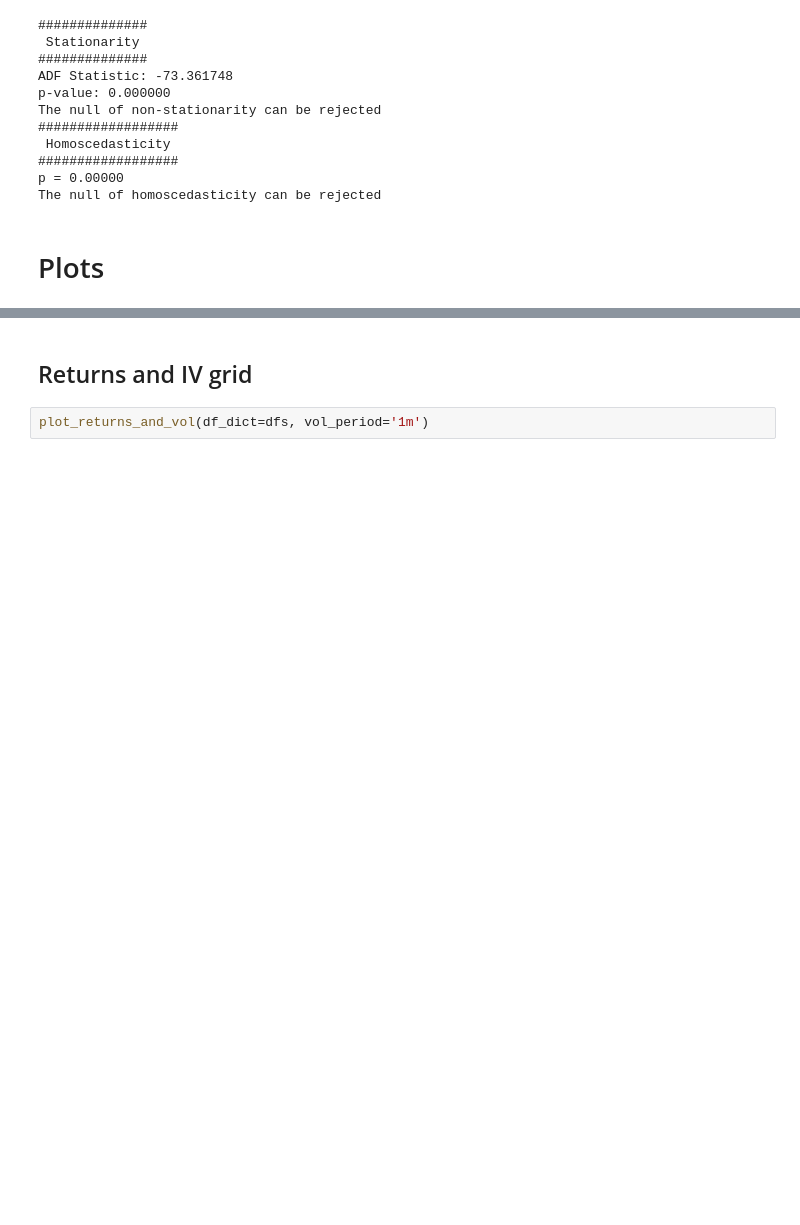
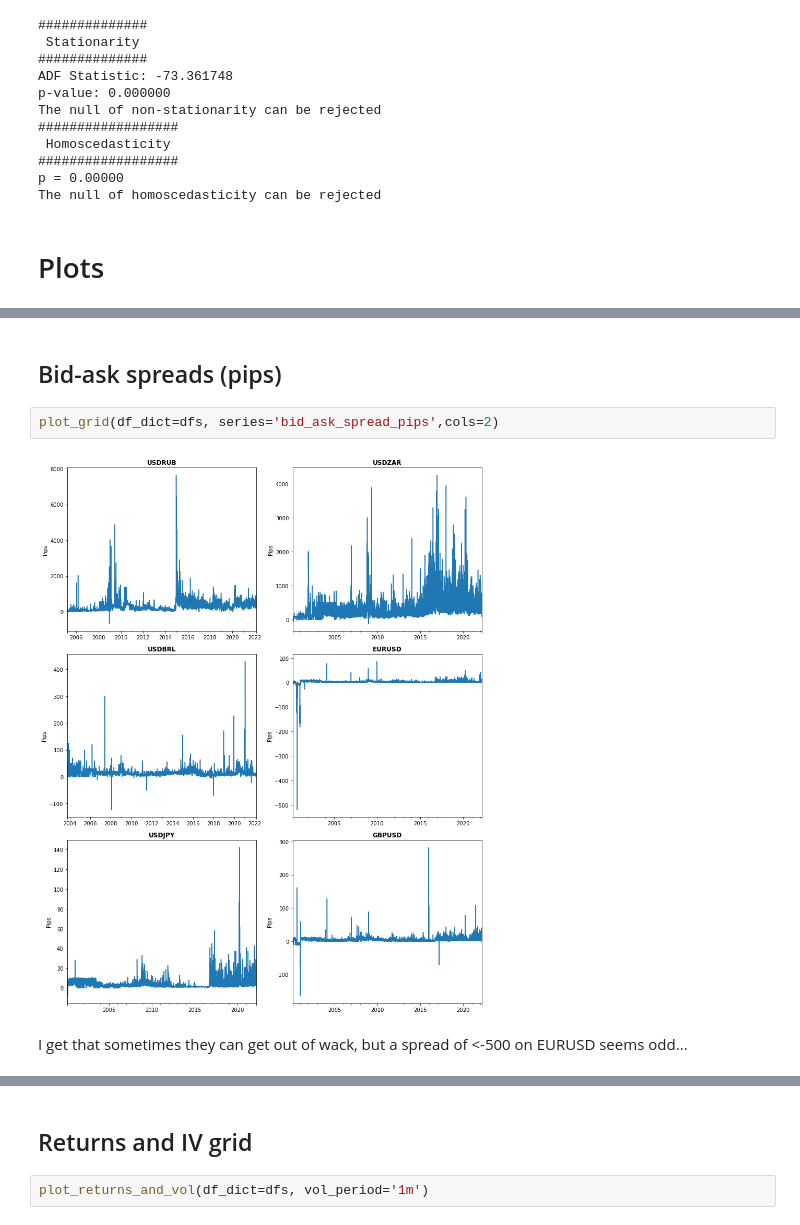
Before and after one commit to frederikbachdk/FXVolTrading, a Jupyter notebook: tradingstrategy/garch_descriptive.ipynb, the cells around one changed output, grey strips where cells are left out. Saved outputs shown, nothing was run; the diff lists cells and outputs as text; blank space fills up the shorter version.

```diff
--- a/tradingstrategy/garch_descriptive.ipynb
+++ b/tradingstrategy/garch_descriptive.ipynb
@@ -129,0 +134,8 @@ plot_grid(df_dict=dfs, series='v1m',cols=2)
+# %% [markdown]
+## Bid-ask spreads (pips)
+# %%
+plot_grid(df_dict=dfs, series='bid_ask_spread_pips',cols=2)
+# %% [output]
+[figure, added]
+# %% [markdown]
+I get that sometimes they can get out of wack, but a spread of <-500 on EURUSD seems odd...
```
Also changed, not shown: parts of 7 cells of this notebook, 6 other files.
